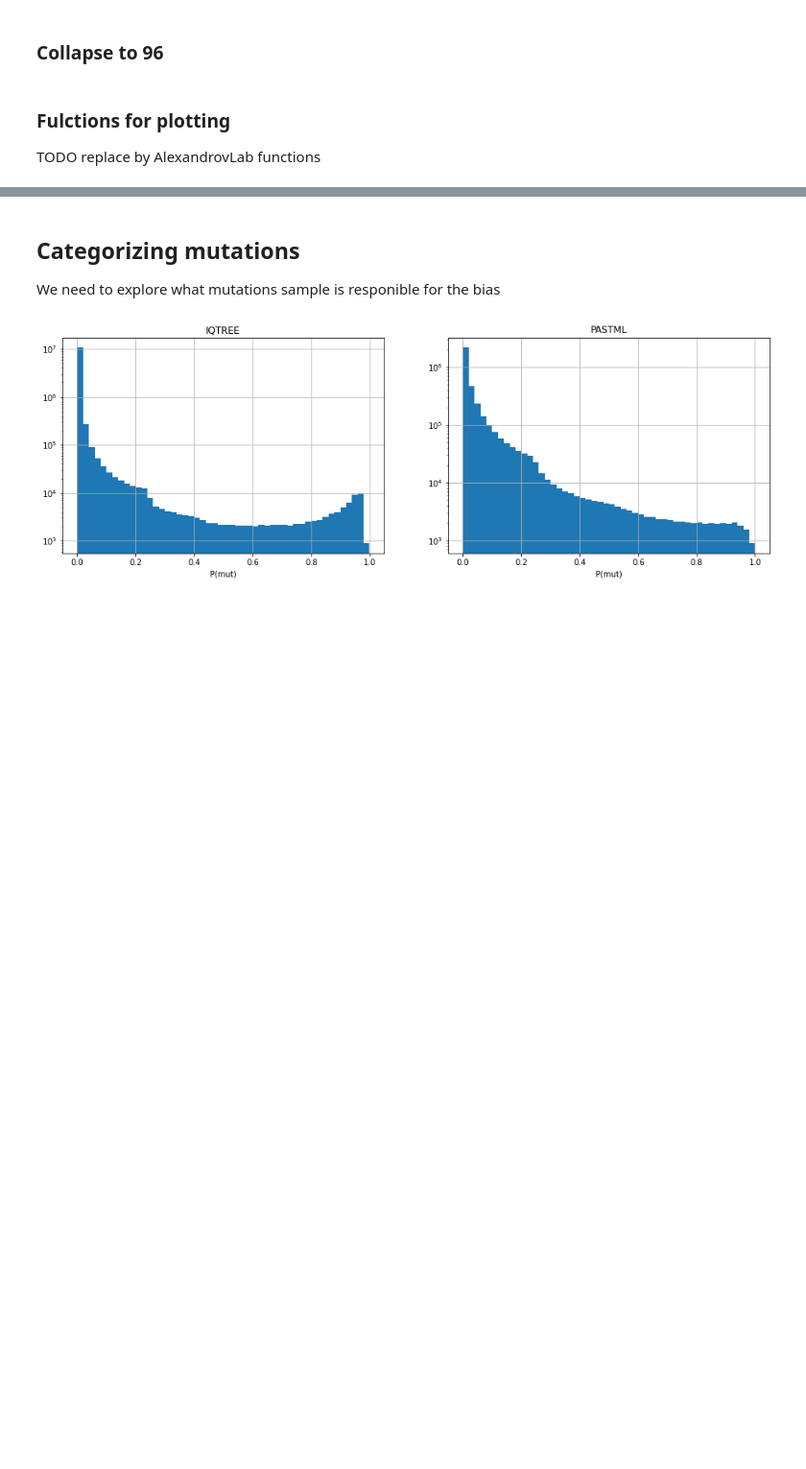
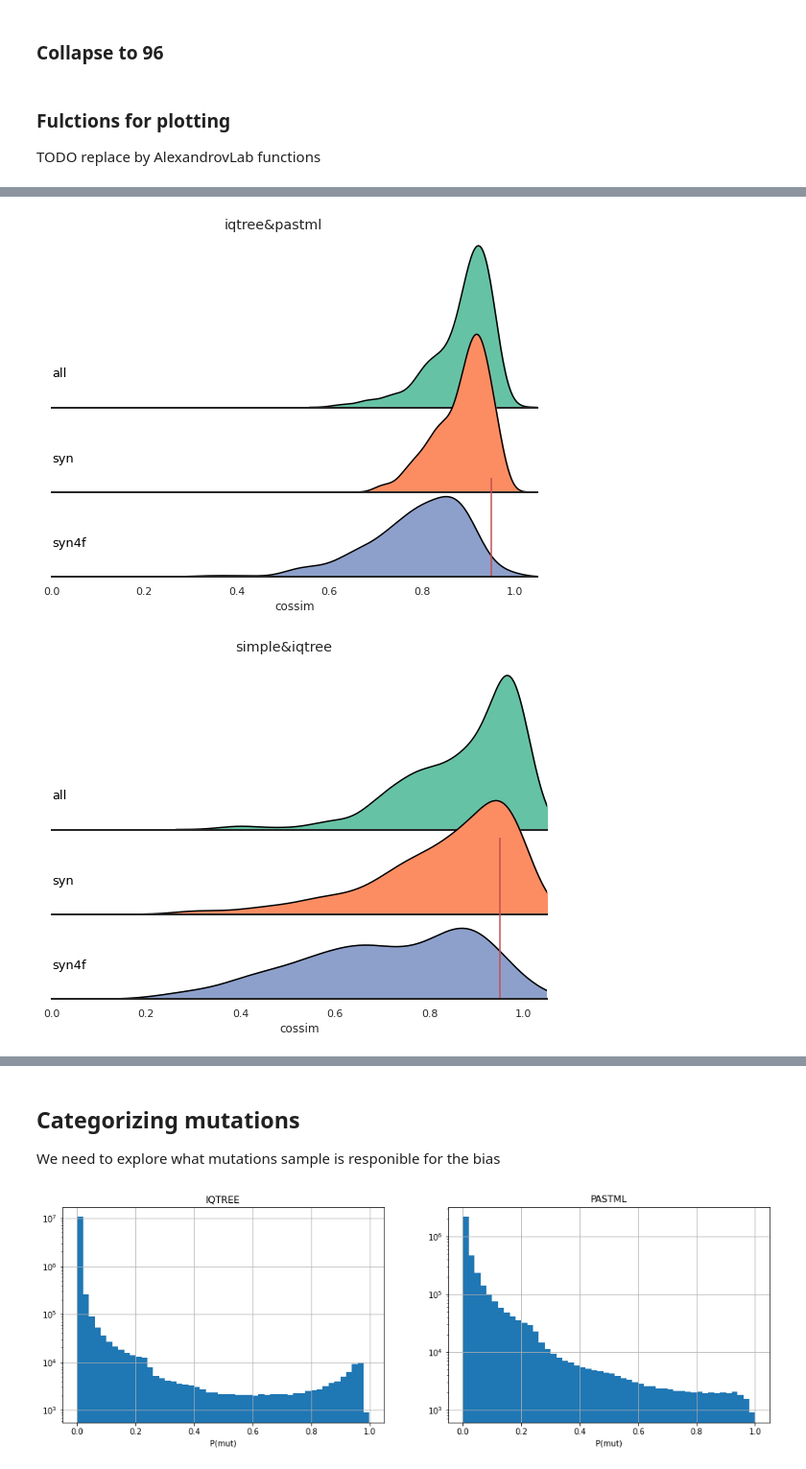
Before and after one commit to mitoclub/PyMutSpec, a Jupyter notebook: notebooks/pastml_report.ipynb, the cells around one changed output, grey strips where cells are left out. Shown at 96% size. Saved outputs shown, nothing was run; the diff lists cells and outputs as text; code cells hidden in the pictures; blank space fills up the shorter version.

```diff
--- a/notebooks/pastml_report.ipynb
+++ b/notebooks/pastml_report.ipynb
@@ -396,0 +404,26 @@ for i, cs_col in enumerate(sims_df.columns[-3:]):
+# %%
+# https://python.plainenglish.io/ridge-plots-with-pythons-seaborn-4de5725881af
+for cs_col in sorted(sims_df.columns[-3:]):
+    sns.set_theme(style="white", rc={"axes.facecolor": (0, 0, 0, 0), 'axes.linewidth':2})
+    palette = sns.color_palette("Set2", 12)
+    g = sns.FacetGrid(sims_df, palette=palette, row="Label", hue="Label", aspect=4, height=2.0)
+    g.map_dataframe(sns.kdeplot, x=cs_col, fill=True, alpha=1)
+    g.map_dataframe(sns.kdeplot, x=cs_col, color='black')
+
+    def label(x, color, label):
+        ax = plt.gca()
+        ax.text(0, .2, label, color='black', fontsize=13,
+                ha="left", va="center", transform=ax.transAxes)
+
+    g.map(label, "Label")
+    g.fig.subplots_adjust(hspace=-.5)
+    g.set_titles("")
+    g.set(yticks=[], xlabel="cossim", ylabel="")
+    g.despine(left=True)
+    plt.suptitle(cs_col.split()[1], y=0.98)
+    plt.vlines([0.95], 0, 5, 'r')
+    plt.xlim(0, 1.05)
+    plt.show()
+# %% [output]
+[figure, added]
+[figure, added]
```
Also changed, not shown: parts of 32 cells of this notebook.
